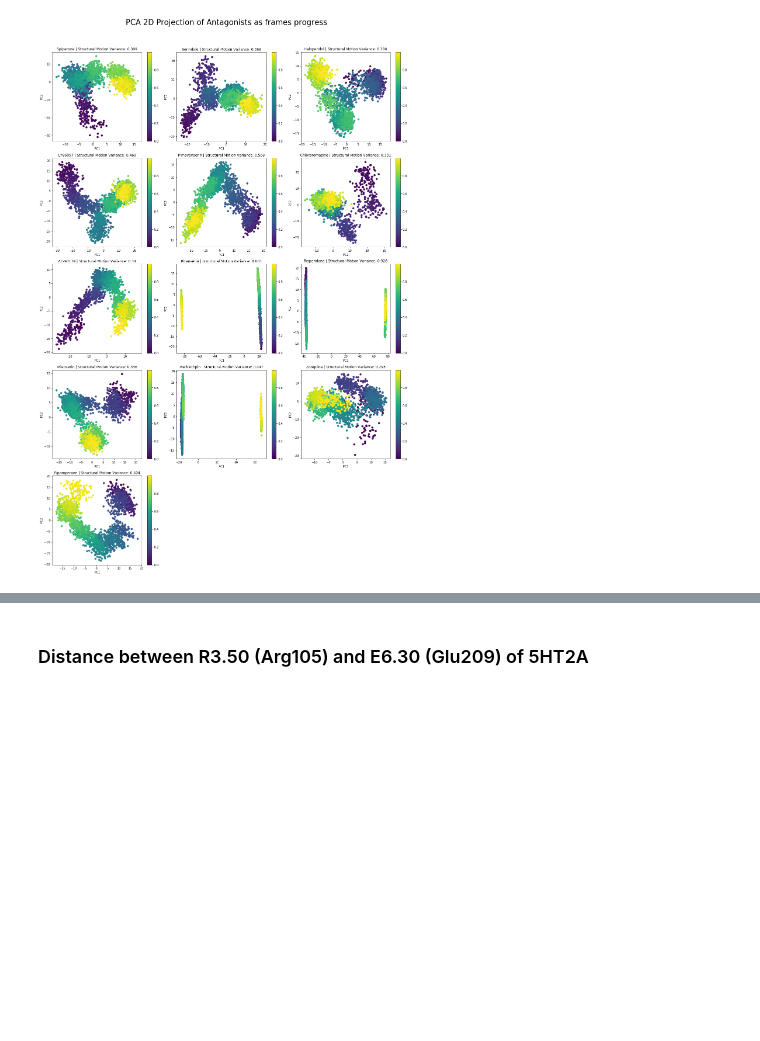
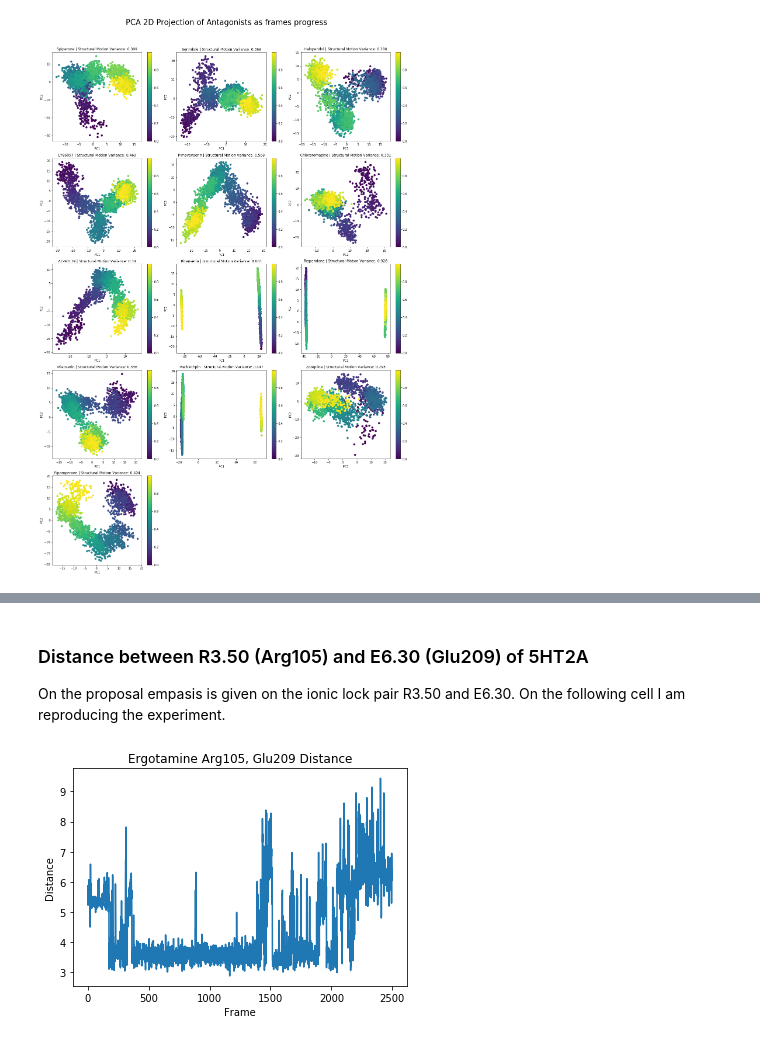
Before and after one commit to MikeXydas/MDSimsEval, a Jupyter notebook: MD_Analysis/AnalysisPipeline.ipynb, the cells around one changed output, grey strips where cells are left out. Cells and saved outputs as stored; diff of their text form; code cells hidden in the pictures; blank space fills up the shorter version.

Commit message:
Added proposal experiment of distance of Arg105 and Glu209. Performed k-means on the 1st PC of each simulation. Fixed tqdm outputs, performed grammar and spell checking.

```diff
--- a/MD_Analysis/AnalysisPipeline.ipynb
+++ b/MD_Analysis/AnalysisPipeline.ipynb
@@ -792,2 +860,22 @@ Technically speaking, each "experiment" can be independently run, without having
 # %% [markdown]
 ### Distance between R3.50 (Arg105) and E6.30 (Glu209) of 5HT2A
+
+On the proposal empasis is given on the ionic lock pair R3.50 and E6.30. On the following cell I am reproducing the experiment.
+# %%
+# Read the Ergotamine simulation
+erg_u = MDAnalysis.Universe("../datasets/New_AI_MD/Agonists/Ergotamine/5HT2A_Ergotamine_1st_com_gro.pdb",
+                            "../datasets/New_AI_MD/Agonists/Ergotamine/5TH2A_Ergotamine_500ns_2500frames.xtc")
+
+# Calculate the distance between Arg105 and Glu209 as frames progress
+dists_saved = [dist_analysis.dist(erg_u.select_atoms('bynum 1711'), erg_u.select_atoms('bynum 3388'))[2][0]
+                  for ts in erg_u.trajectory]
+
+fig = plt.figure()
+ax = fig.add_subplot(1, 1, 1)
+plt.plot(np.arange(len(dists_saved)), dists_saved, label="Ergotamine")
+plt.ylabel("Distance")
+plt.xlabel("Frame")
+plt.title("Ergotamine Arg105, Glu209 Distance")
+plt.show()
+# %% [output]
+[figure, added]
```
Also changed, not shown: parts of 25 cells of this notebook.
